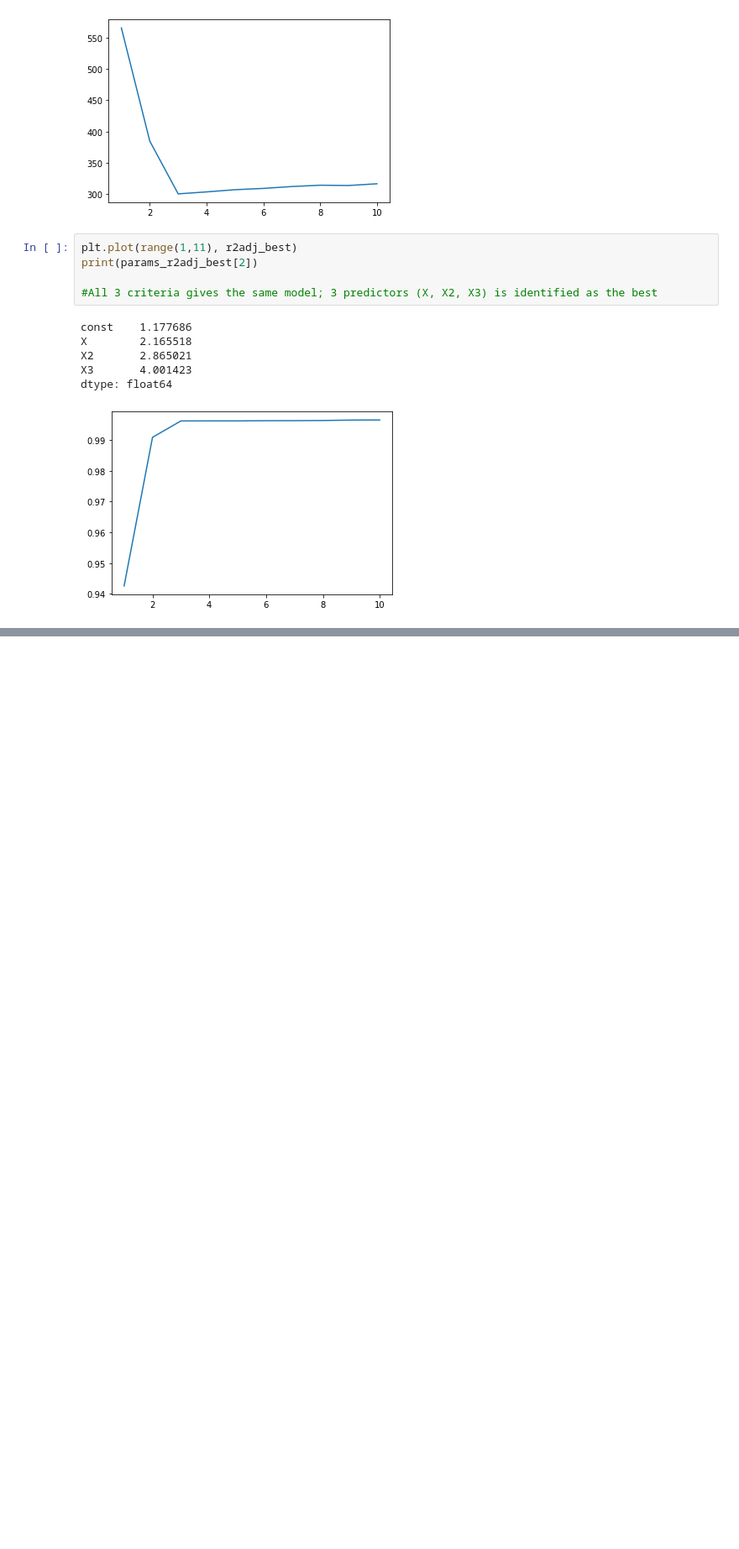
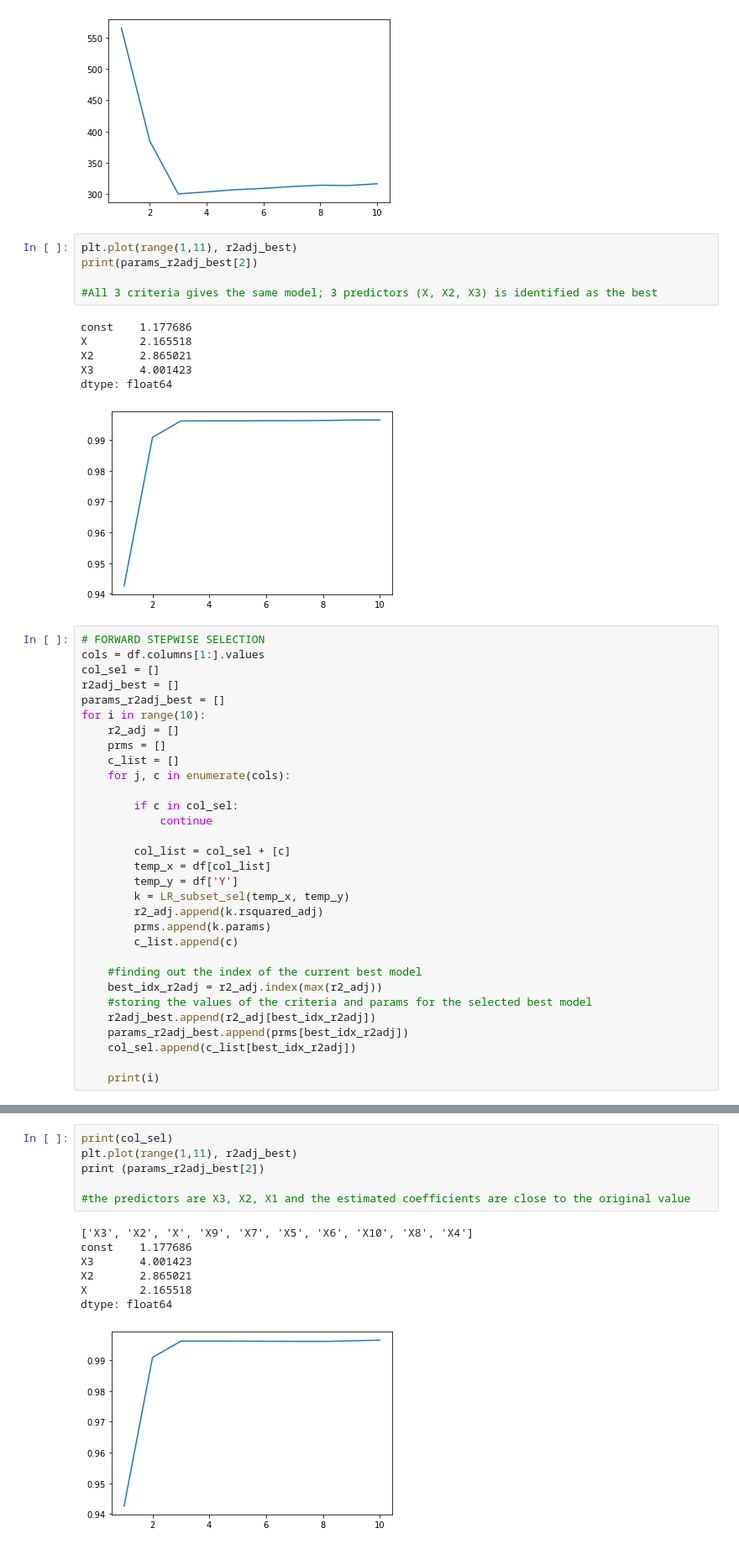
Before and after one commit to harshanurag/ISL, a Jupyter notebook: ch_6.ipynb, the cells around one changed output, grey strips where cells are left out. Shown: that part at 84% size. Drawn from its saved outputs; the diff is of its cells as text; blank space fills up the shorter version.

```diff
--- a/ch_6.ipynb
+++ b/ch_6.ipynb
@@ -116,3 +118,34 @@ X2       2.865021
 X3       4.001423
 dtype: float64
 [figure]
+# %%
+# FORWARD STEPWISE SELECTION
+cols = df.columns[1:].values
+col_sel = []
+r2adj_best = []
+params_r2adj_best = []
+for i in range(10):
+    r2_adj = []
+    prms = []
+    c_list = []
+    for j, c in enumerate(cols):
+
+        if c in col_sel:
+            continue
+
+        col_list = col_sel + [c]
+        temp_x = df[col_list]
+        temp_y = df['Y']
+        k = LR_subset_sel(temp_x, temp_y)
+        r2_adj.append(k.rsquared_adj)
+        prms.append(k.params)
+        c_list.append(c)
+
+    #finding out the index of the current best model
+    best_idx_r2adj = r2_adj.index(max(r2_adj))
+    #storing the values of the criteria and params for the selected best model
+    r2adj_best.append(r2_adj[best_idx_r2adj])
+    params_r2adj_best.append(prms[best_idx_r2adj])
+    col_sel.append(c_list[best_idx_r2adj])
+
+    print(i)
@@ -118,0 +163,14 @@ dtype: float64
+# %%
+print(col_sel)
+plt.plot(range(1,11), r2adj_best)
+print (params_r2adj_best[2])
+
+#the predictors are X3, X2, X1 and the estimated coefficients are close to the original value
+# %% [output]
+['X3', 'X2', 'X', 'X9', 'X7', 'X5', 'X6', 'X10', 'X8', 'X4']
+const    1.177686
+X3       4.001423
+X2       2.865021
+X        2.165518
+dtype: float64
+[figure, added]
```
Also changed, not shown: parts of 10 cells of this notebook.
